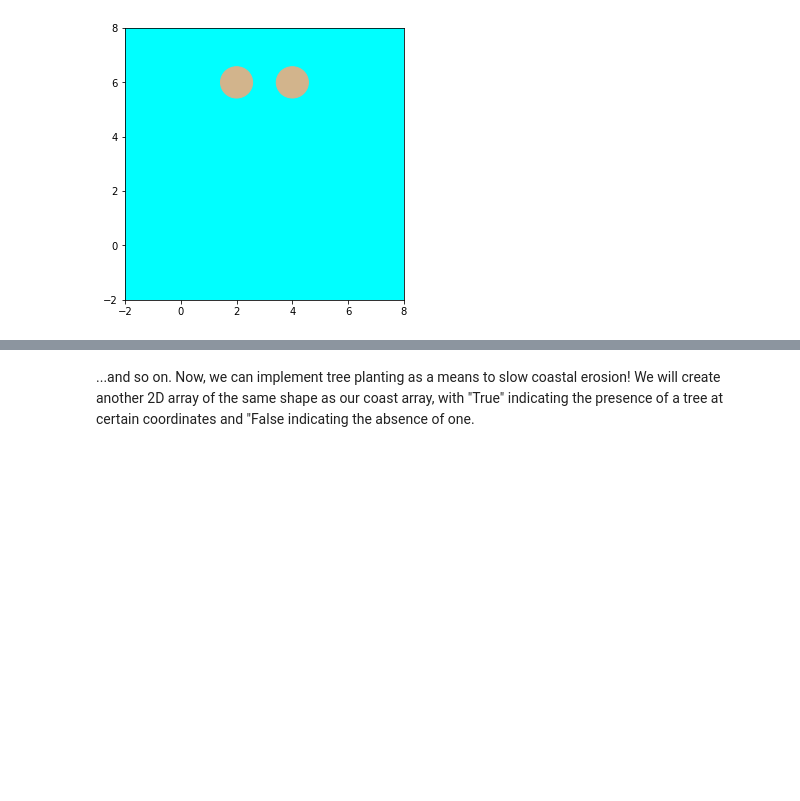
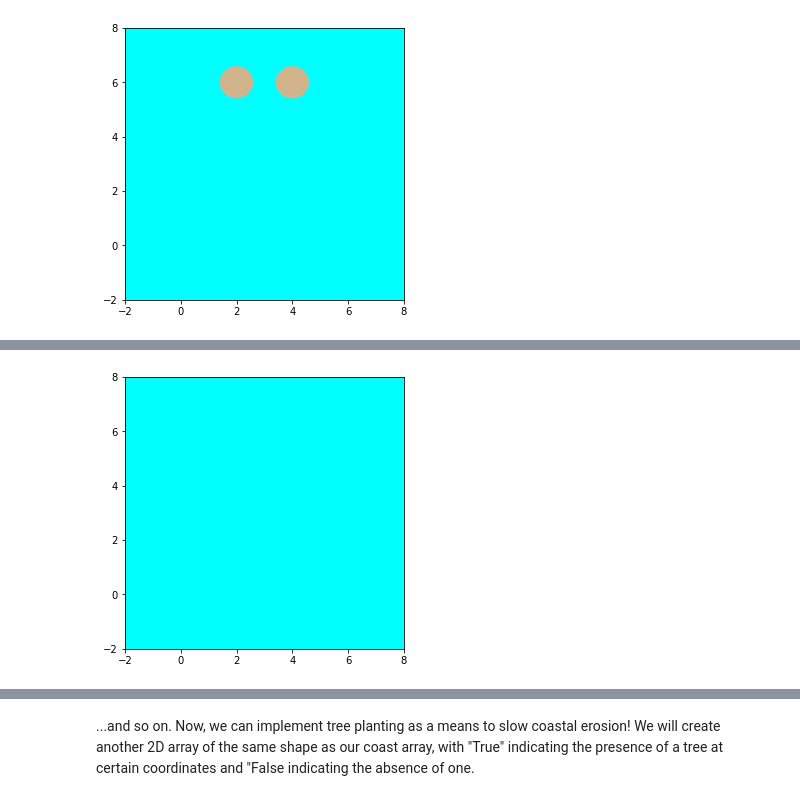
Before and after one commit to dcperriseau/Coastline-Capstone-, a Jupyter notebook: erosion_model.ipynb, the cells around one changed output, grey strips where cells are left out. Saved outputs shown, nothing was run; the diff lists cells and outputs as text; code cells hidden in the pictures; blank space fills up the shorter version.

```diff
--- a/erosion_model.ipynb
+++ b/erosion_model.ipynb
@@ -150,0 +177,6 @@ ax.figure
+# %%
+graphical_timestep(coast)
+area_progression.append(np.sum(coast))
+ax.figure
+# %% [output]
+[figure, added]
```
Also changed, not shown: parts of 88 cells of this notebook.
